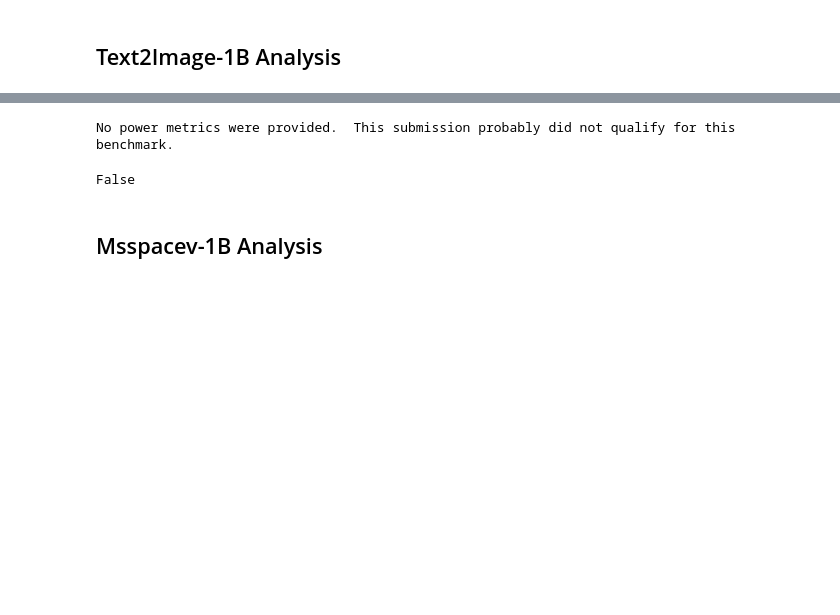
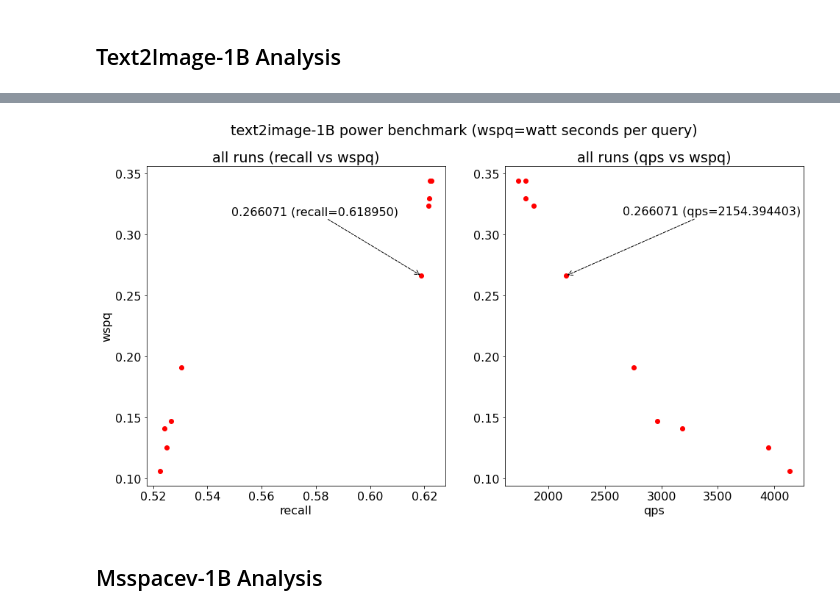
Before and after one commit to harsha-simhadri/big-ann-benchmarks, a Jupyter notebook: t3/eval_2021/gemini/EvalPrivate.ipynb, the cells around one changed output, grey strips where cells are left out. Saved outputs shown, nothing was run; the diff lists cells and outputs as text; code cells hidden in the pictures; blank space fills up the shorter version.

```diff
--- a/t3/eval_2021/gemini/EvalPrivate.ipynb
+++ b/t3/eval_2021/gemini/EvalPrivate.ipynb
@@ -104,12 +103,11 @@ evaluator.plot_throughput("text2image-1B",
 # %%
 %matplotlib inline
 evaluator.plot_power("text2image-1B",
-        tweak=[[0.01, 0.05],[-700,0.05]], # adjust text annotation
+        tweak=[[-0.07, 0.05],[500,0.05]], # adjust text annotation
         savepath="private_text2image-1B_power.png"
 )
 # %% [output]
-No power metrics were provided.  This submission probably did not qualify for this benchmark.
-False
+[figure, added]
 # %% [markdown]
 ## Msspacev-1B Analysis
 # %%
```
Also changed, not shown: parts of 11 cells of this notebook, 18 other files.
